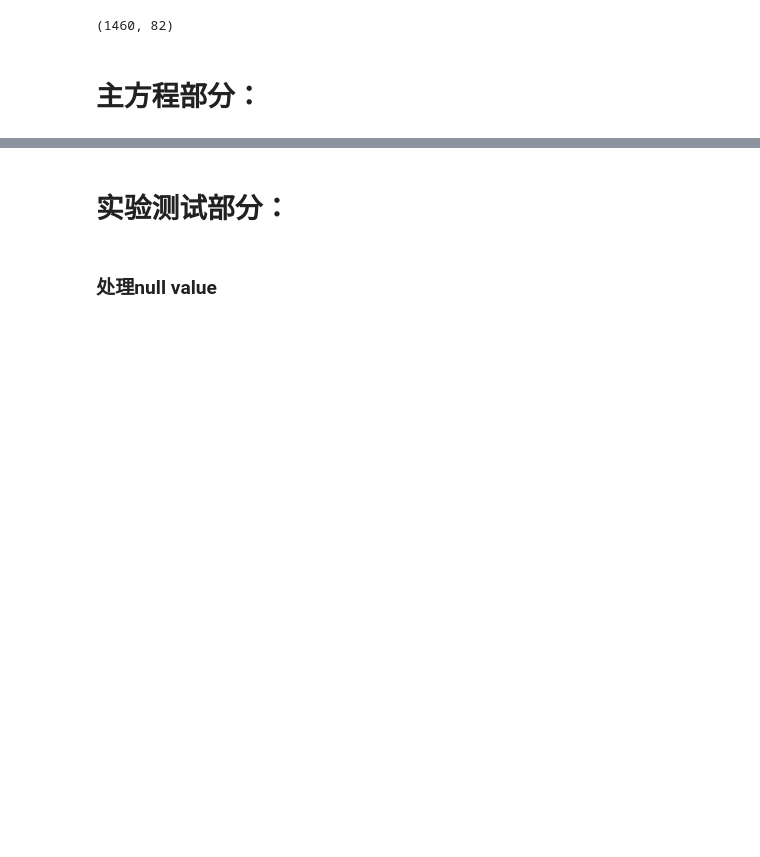
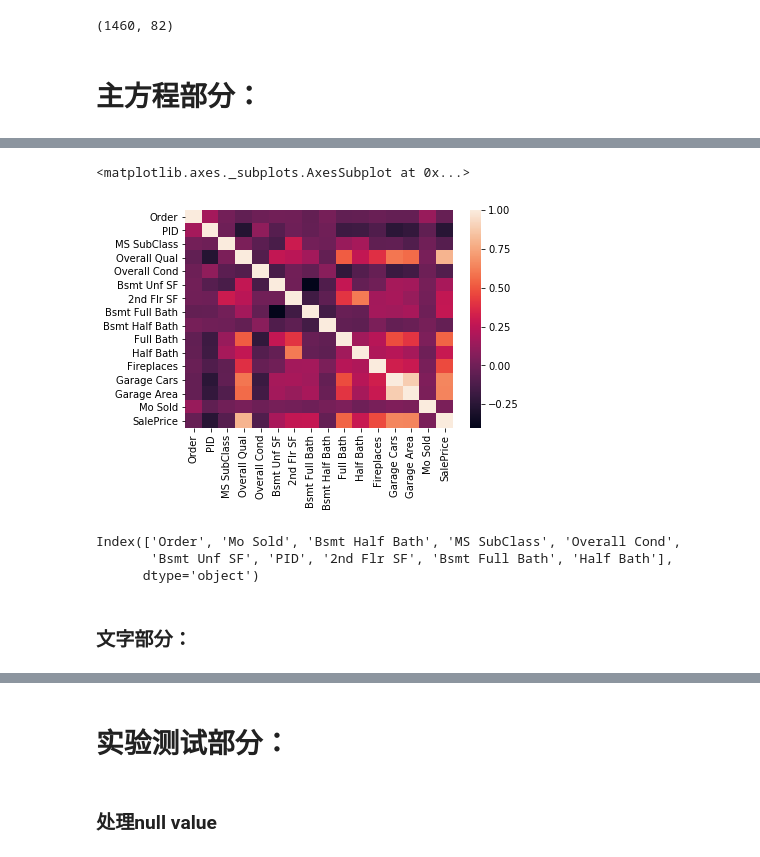
Before and after one commit to GFunn/PredictingHousePrice, a Jupyter notebook: PredictingHousePrice.ipynb, the cells around one changed output, grey strips where cells are left out. Cells and saved outputs as stored; diff of their text form; code cells hidden in the pictures; blank space fills up the shorter version.

```diff
--- a/PredictingHousePrice.ipynb
+++ b/PredictingHousePrice.ipynb
@@ -48,6 +49,14 @@ def transform_features(df):
         if var_series[col] < 0.015:
             num_train = num_train.drop(col, axis=1)
 
+    low_corr_cols = ['Order', 'Mo Sold', 'Bsmt Half Bath', 'MS SubClass','Bsmt Unf SF', 'PID']
+    num_train = num_train.drop(low_corr_cols, axis=1)
+    try:
+        price = num_train[['SalePrice']]
+    except:
+        price = df[['SalePrice']]
+        num_train = pd.concat([num_train, price], axis=1)
+
     return txt_train, num_train
 # %%
 def select_features(df):
@@ -115,0 +130,3 @@ print(result)
+# %%
+txt_df, num_df = transform_features(data)
+num_df = num_df.fillna(num_df.mean())
@@ -115,0 +146,4 @@ print(result)
+# %%
+corrmat = num_df.corr()
+sorted_corrs = corrmat['SalePrice'].abs().sort_values()
+print(sorted_corrs)
@@ -115,0 +168,16 @@ print(result)
+# %%
+%matplotlib inline
+sns.heatmap(corrmat)
+# %% [output]
+<matplotlib.axes._subplots.AxesSubplot at 0x...>
+[figure, added]
+# %%
+low_corr_cols = sorted_corrs[sorted_corrs < 0.3].index
+num_clean = num_df.drop(low_corr_cols, axis=1)
+print(low_corr_cols)
+# %% [output]
+Index(['Order', 'Mo Sold', 'Bsmt Half Bath', 'MS SubClass', 'Overall Cond',
+       'Bsmt Unf SF', 'PID', '2nd Flr SF', 'Bsmt Full Bath', 'Half Bath'],
+      dtype='object')
+# %% [markdown]
+### 文字部分：
```
Also changed, not shown: parts of 10 cells of this notebook, 3 other files.
